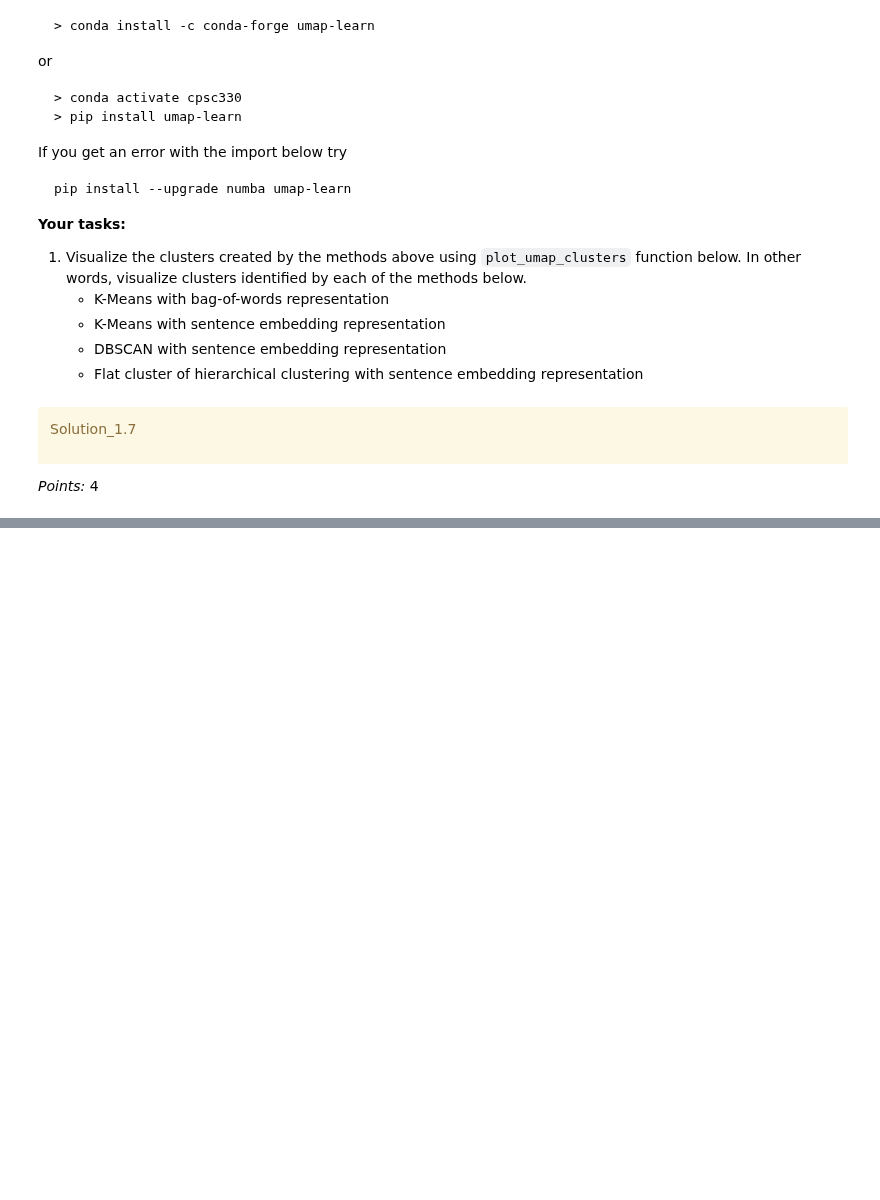
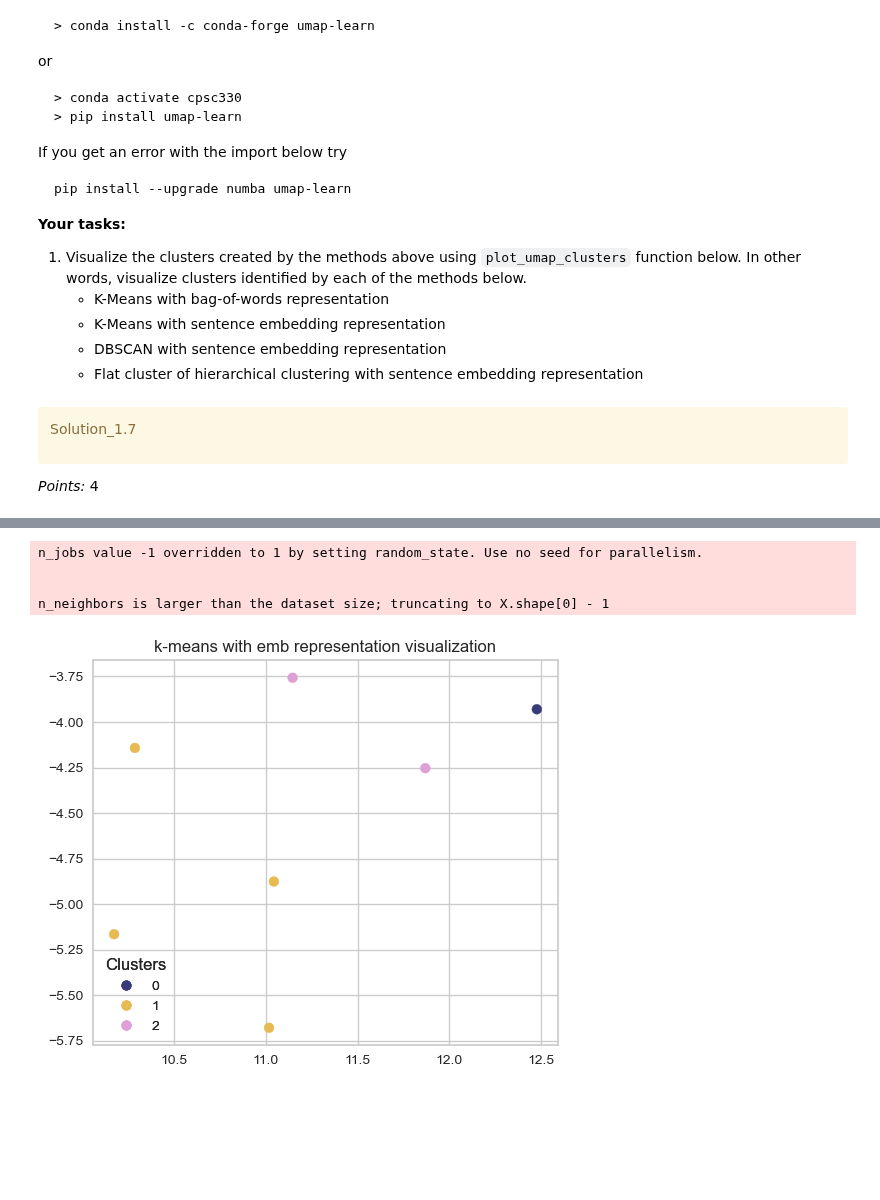
Before and after one commit to Zijing-Liu/cpsc330-2023W1, a Jupyter notebook: hw/hw6/hw6.ipynb, the cells around one changed output, grey strips where cells are left out. Saved outputs shown, nothing was run; the diff lists cells and outputs as text; code cells hidden in the pictures; blank space fills up the shorter version.

```diff
--- a/hw/hw6/hw6.ipynb
+++ b/hw/hw6/hw6.ipynb
@@ -644,3 +646,21 @@ n_neighbors is larger than the dataset size; truncating to X.shape[0] - 1
+# %%
+# plot k-means with emb representation
+kmeans_emb_plot = plot_umap_clusters(
+    emb_sents,
+    kmeans_emb_labels,
+    raw_sents=wiki_df["text"],
+    show_labels=False,
+    size=50,
+    n_neighbors=15,
+    title="k-means with emb representation visualization",
+    ignore_noise=False,
+)
+# %% [output]
+n_jobs value -1 overridden to 1 by setting random_state. Use no seed for parallelism.
+
+
+n_neighbors is larger than the dataset size; truncating to X.shape[0] - 1
+[figure, added]
 # %% [markdown]
 <!-- END QUESTION -->
 
```
Also changed, not shown: parts of 41 cells of this notebook, 8 other files.
